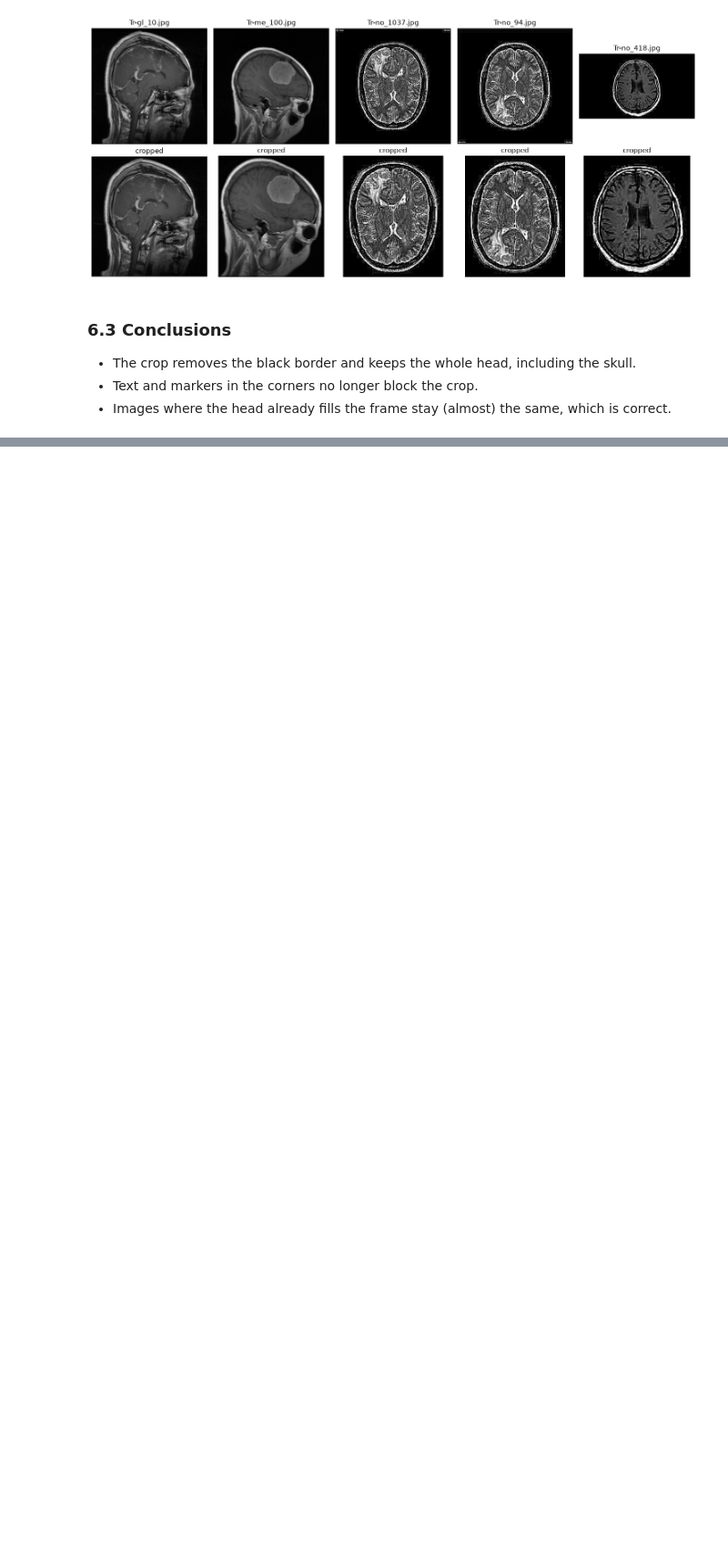
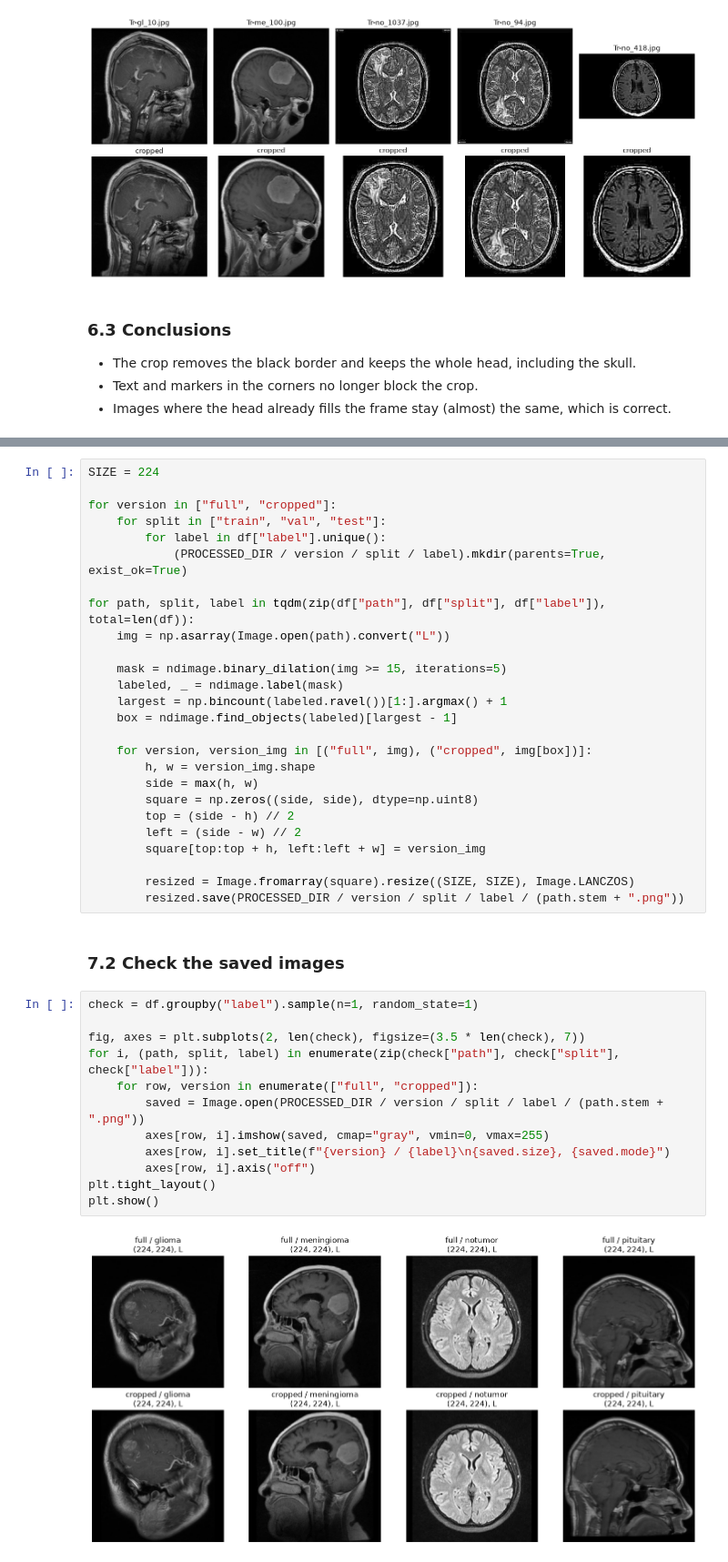
Before and after one commit to brieq/brain-tumor-mri-classification, a Jupyter notebook: notebooks/02_preprocessing.ipynb, the cells around one changed output, grey strips where cells are left out. Shown at 91% size. Saved outputs shown, nothing was run; the diff lists cells and outputs as text; blank space fills up the shorter version.

Commit message:
Preprocessing: save processed images and splits.

```diff
--- a/notebooks/02_preprocessing.ipynb
+++ b/notebooks/02_preprocessing.ipynb
@@ -237,0 +247,42 @@ plt.show()
+# %%
+SIZE = 224
+
+for version in ["full", "cropped"]:
+    for split in ["train", "val", "test"]:
+        for label in df["label"].unique():
+            (PROCESSED_DIR / version / split / label).mkdir(parents=True, exist_ok=True)
+
+for path, split, label in tqdm(zip(df["path"], df["split"], df["label"]), total=len(df)):
+    img = np.asarray(Image.open(path).convert("L"))
+
+    mask = ndimage.binary_dilation(img >= 15, iterations=5)
+    labeled, _ = ndimage.label(mask)
+    largest = np.bincount(labeled.ravel())[1:].argmax() + 1
+    box = ndimage.find_objects(labeled)[largest - 1]
+
+    for version, version_img in [("full", img), ("cropped", img[box])]:
+        h, w = version_img.shape
+        side = max(h, w)
+        square = np.zeros((side, side), dtype=np.uint8)
+        top = (side - h) // 2
+        left = (side - w) // 2
+        square[top:top + h, left:left + w] = version_img
+
+        resized = Image.fromarray(square).resize((SIZE, SIZE), Image.LANCZOS)
+        resized.save(PROCESSED_DIR / version / split / label / (path.stem + ".png"))
+# %% [markdown]
+### 7.2 Check the saved images
+# %%
+check = df.groupby("label").sample(n=1, random_state=1)
+
+fig, axes = plt.subplots(2, len(check), figsize=(3.5 * len(check), 7))
+for i, (path, split, label) in enumerate(zip(check["path"], check["split"], check["label"])):
+    for row, version in enumerate(["full", "cropped"]):
+        saved = Image.open(PROCESSED_DIR / version / split / label / (path.stem + ".png"))
+        axes[row, i].imshow(saved, cmap="gray", vmin=0, vmax=255)
+        axes[row, i].set_title(f"{version} / {label}\n{saved.size}, {saved.mode}")
+        axes[row, i].axis("off")
+plt.tight_layout()
+plt.show()
+# %% [output]
+[figure, added]
```
Also changed, not shown: parts of 4 cells of this notebook.
